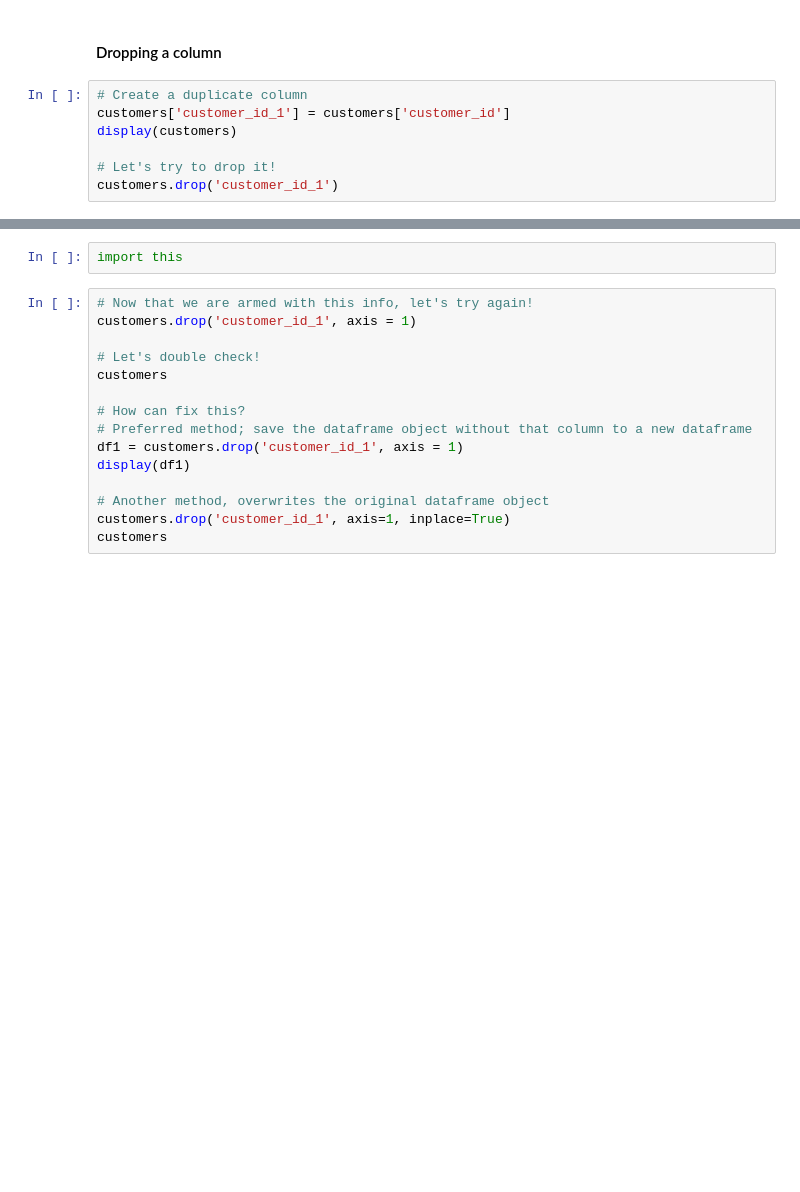
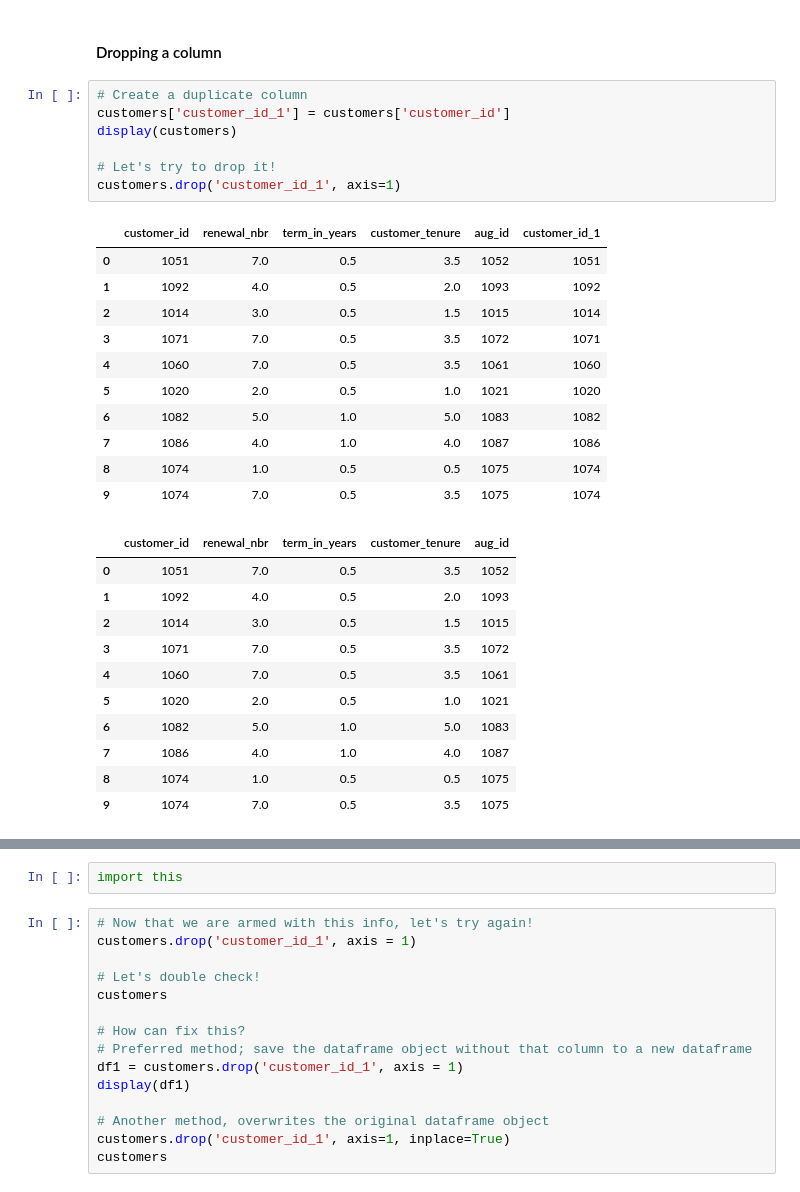
Before and after one commit to itesser/CT_Coursework, a Jupyter notebook: Week_3/Python II Day IV Completed.ipynb, the cells around one changed output, grey strips where cells are left out. Drawn from its saved outputs; the diff is of its cells as text; blank space fills up the shorter version.

```diff
--- a/Week_3/Python II Day IV Completed.ipynb
+++ b/Week_3/Python II Day IV Completed.ipynb
@@ -370,10 +602,33 @@ customers.info()
 # %%
 # Create a duplicate column
 customers['customer_id_1'] = customers['customer_id']
 display(customers)
 
 # Let's try to drop it!
-customers.drop('customer_id_1')
+customers.drop('customer_id_1', axis=1)
+# %% [output]
+|  | customer_id | renewal_nbr | term_in_years | customer_tenure | aug_id | customer_id_1 |
+| 0 | 1051 | 7.0 | 0.5 | 3.5 | 1052 | 1051 |
+| 1 | 1092 | 4.0 | 0.5 | 2.0 | 1093 | 1092 |
+| 2 | 1014 | 3.0 | 0.5 | 1.5 | 1015 | 1014 |
+| 3 | 1071 | 7.0 | 0.5 | 3.5 | 1072 | 1071 |
+| 4 | 1060 | 7.0 | 0.5 | 3.5 | 1061 | 1060 |
+| 5 | 1020 | 2.0 | 0.5 | 1.0 | 1021 | 1020 |
+| 6 | 1082 | 5.0 | 1.0 | 5.0 | 1083 | 1082 |
+| 7 | 1086 | 4.0 | 1.0 | 4.0 | 1087 | 1086 |
+| 8 | 1074 | 1.0 | 0.5 | 0.5 | 1075 | 1074 |
+| 9 | 1074 | 7.0 | 0.5 | 3.5 | 1075 | 1074 |
+|  | customer_id | renewal_nbr | term_in_years | customer_tenure | aug_id |
+| 0 | 1051 | 7.0 | 0.5 | 3.5 | 1052 |
+| 1 | 1092 | 4.0 | 0.5 | 2.0 | 1093 |
+| 2 | 1014 | 3.0 | 0.5 | 1.5 | 1015 |
+| 3 | 1071 | 7.0 | 0.5 | 3.5 | 1072 |
+| 4 | 1060 | 7.0 | 0.5 | 3.5 | 1061 |
+| 5 | 1020 | 2.0 | 0.5 | 1.0 | 1021 |
+| 6 | 1082 | 5.0 | 1.0 | 5.0 | 1083 |
+| 7 | 1086 | 4.0 | 1.0 | 4.0 | 1087 |
+| 8 | 1074 | 1.0 | 0.5 | 0.5 | 1075 |
+| 9 | 1074 | 7.0 | 0.5 | 3.5 | 1075 |
 # %% [markdown]
 ##### Axis? What's That all about?
 ##### This:
```
Also changed, not shown: parts of 20 cells of this notebook, 6 other files.
